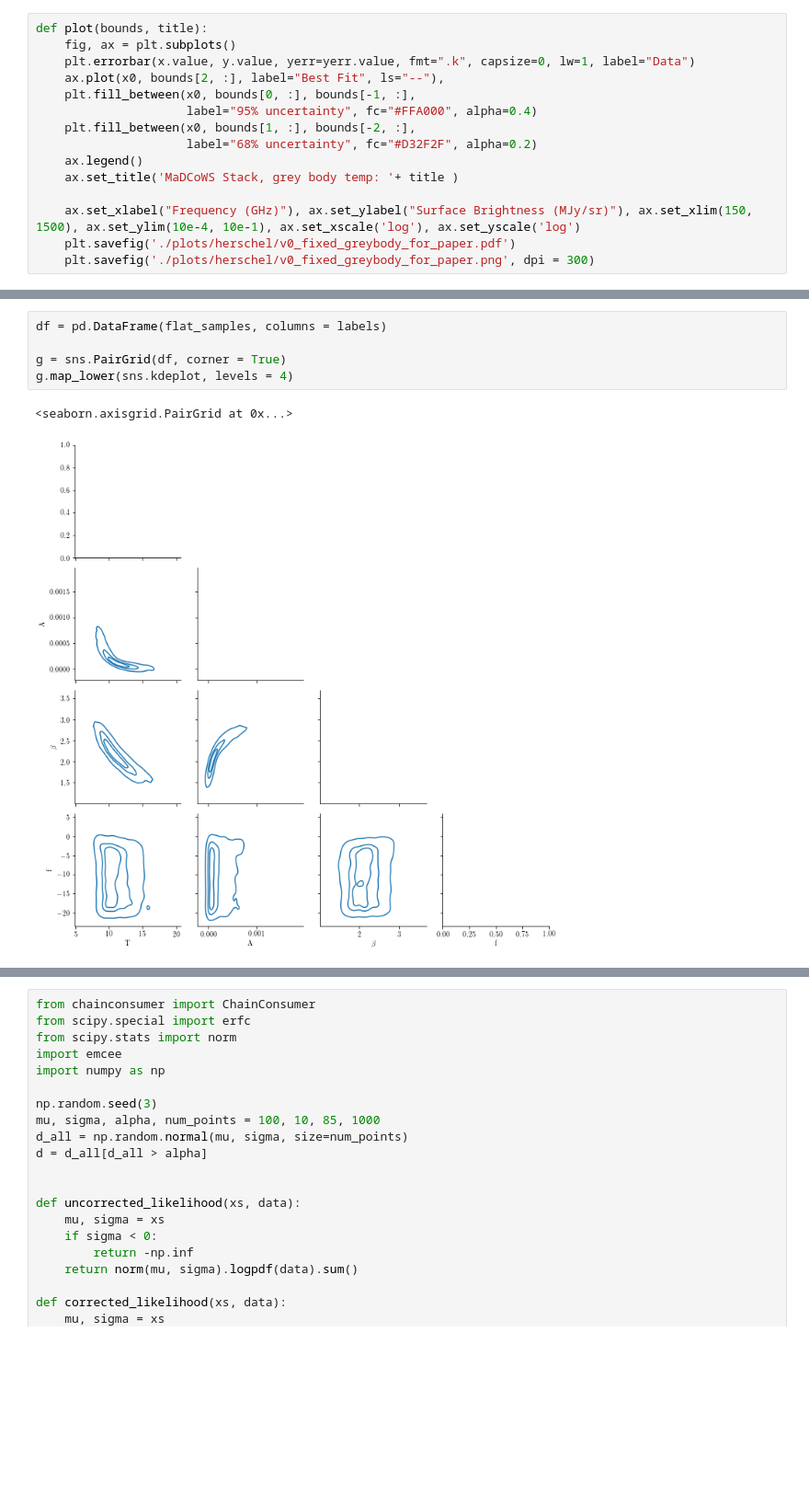
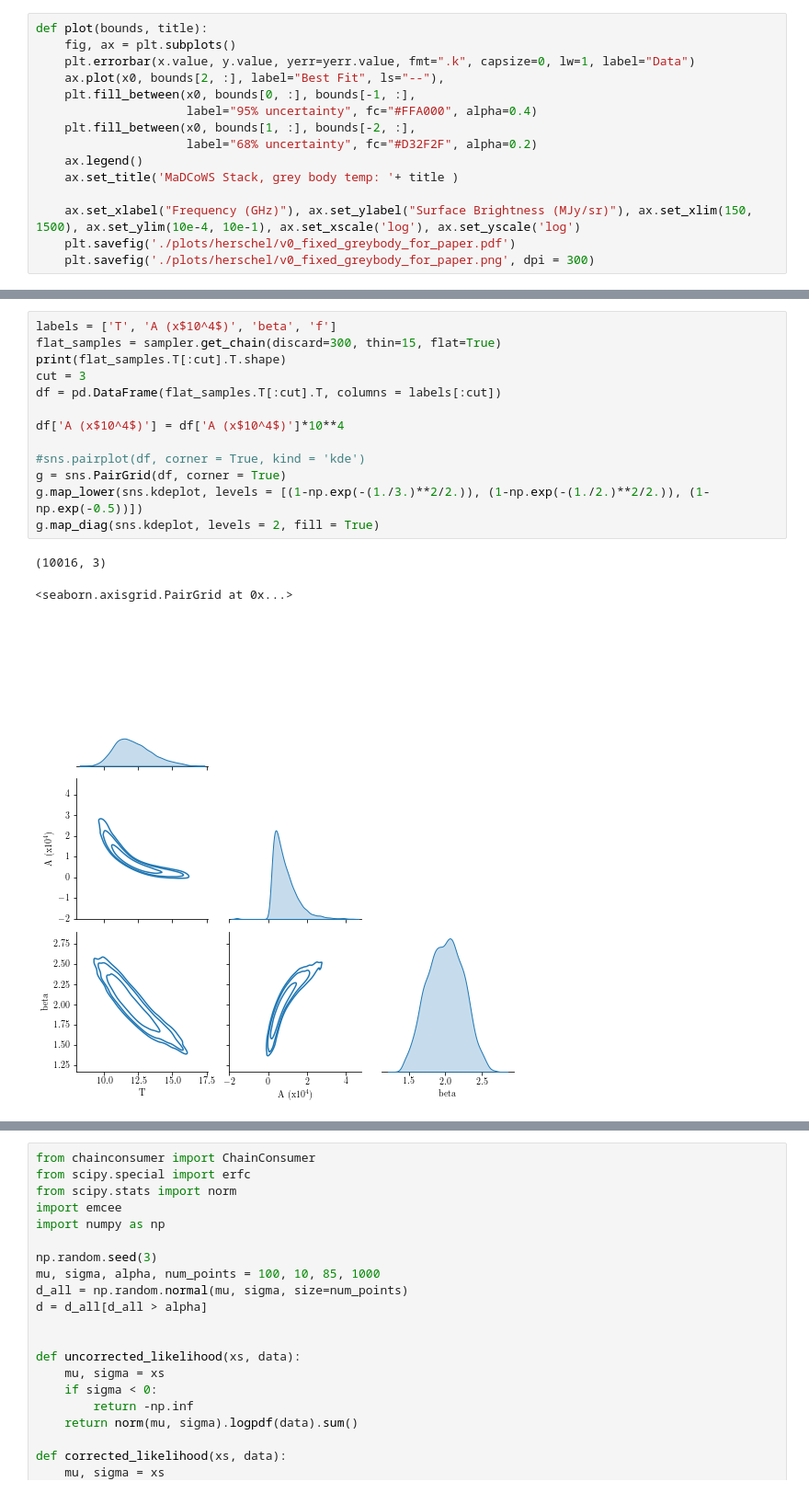
Before and after one commit to Sulla2012/madcowsclusters, a Jupyter notebook: MCMC_plotter.ipynb, the cells around one changed output, grey strips where cells are left out. Shown at 92% size. Drawn from its saved outputs; the diff is of its cells as text; blank space fills up the shorter version.

```diff
--- a/MCMC_plotter.ipynb
+++ b/MCMC_plotter.ipynb
@@ -113,10 +112,19 @@ FileNotFoundError: [Errno 2] No such file or directory: './plots/herschel/v0_fix
-# %%
-df = pd.DataFrame(flat_samples, columns = labels)
-
-g = sns.PairGrid(df, corner = True)
-g.map_lower(sns.kdeplot, levels = 4)
-# %% [output]
-<seaborn.axisgrid.PairGrid at 0x...>
-[figure, removed]
+# %%
+labels = ['T', 'A (x$10^4$)', 'beta', 'f']
+flat_samples = sampler.get_chain(discard=300, thin=15, flat=True)
+print(flat_samples.T[:cut].T.shape)
+cut = 3
+df = pd.DataFrame(flat_samples.T[:cut].T, columns = labels[:cut])
+
+df['A (x$10^4$)'] = df['A (x$10^4$)']*10**4
+
+#sns.pairplot(df, corner = True, kind = 'kde')
+g = sns.PairGrid(df, corner = True)
+g.map_lower(sns.kdeplot, levels = [(1-np.exp(-(1./3.)**2/2.)), (1-np.exp(-(1./2.)**2/2.)), (1-np.exp(-0.5))])
+g.map_diag(sns.kdeplot, levels = 2, fill = True)
+# %% [output]
+(10016, 3)
+<seaborn.axisgrid.PairGrid at 0x...>
+[figure, added]
 # %%
 c2 = ChainConsumer()
```
Also changed, not shown: parts of 4 cells of this notebook.
